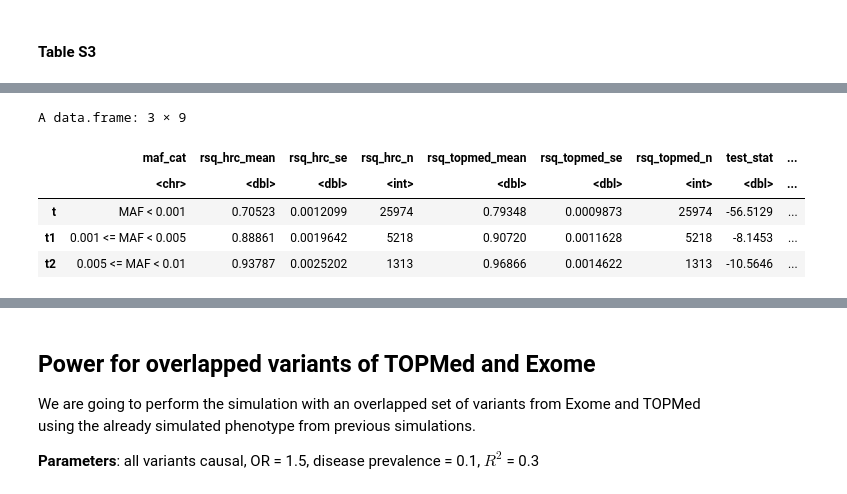
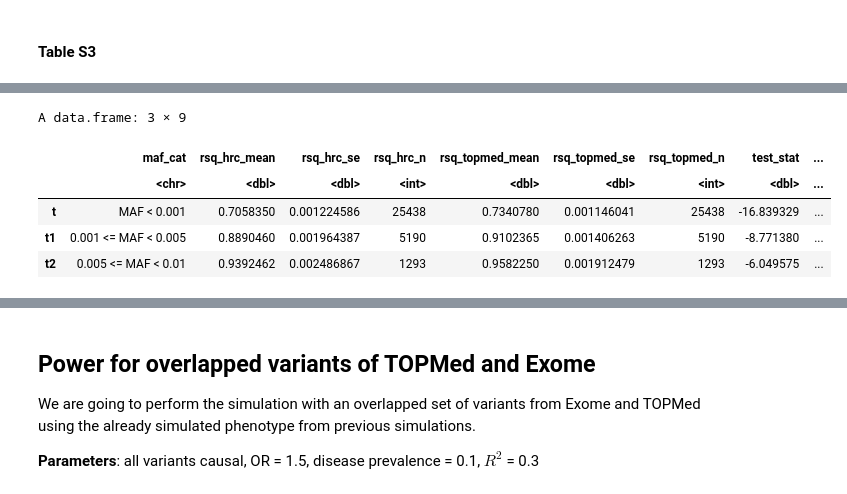
Before and after one commit to lamanda0227/imputation_brv, a Jupyter notebook: workflow/additional_queries.ipynb, the cells around one changed output, grey strips where cells are left out. Saved outputs shown, nothing was run; the diff lists cells and outputs as text; code cells hidden in the pictures.

```diff
--- a/workflow/additional_queries.ipynb
+++ b/workflow/additional_queries.ipynb
@@ -299,6 +299,0 @@ hrc_topmed_df <- hrc_topmed_df %>%
-# %%
-hrc_topmed_df <- hrc_topmed_df %>%
-    mutate(corr_hrc = ifelse(is.na(corr_hrc), 0, corr_hrc),
-           corr_topmed = ifelse(is.na(corr_topmed), 0, corr_topmed)) %>%
-    mutate(corr = ifelse(corr_hrc > corr_topmed, corr_hrc, corr_topmed),
-           corr_source = ifelse(corr_hrc > corr_topmed, "HRC", "TOPMed"))
@@ -423,12 +466,12 @@ topmed_corr_df <- corr_df %>%
 # %%
-hrc_r2_df <- df %>%
+hrc_r2_df <- df_3 %>%
     filter(R2_hrc != 0) %>%
     mutate(maf_cat = case_when(is.na(MAF_nfe_exome) | MAF_nfe_exome < 0.001 ~ "MAF < 0.001",
                                MAF_nfe_exome >= 0.001 & MAF_nfe_exome < 0.005 ~ "0.001 <= MAF < 0.005",
                                MAF_nfe_exome >= 0.005 & MAF_nfe_exome < 0.01 ~ "0.005 <= MAF < 0.01")) %>%
     select(ID_hg38, R2_hrc, maf_cat)
 
-topmed_r2_df <- df %>%
+topmed_r2_df <- df_3 %>%
     filter(R2_topmed != 0) %>%
     mutate(maf_cat = case_when(is.na(MAF_nfe_exome) | MAF_nfe_exome < 0.001 ~ "MAF < 0.001",
                                MAF_nfe_exome >= 0.001 & MAF_nfe_exome < 0.005 ~ "0.001 <= MAF < 0.005",
@@ -641,8 +669,11 @@ A tibble: 3 × 4
 # %%
-df_overlap <- df %>%
+df_overlap <- df_3 %>%
     filter(R2_topmed != 0, R2_hrc != 0) %>%
-    left_join(corr_df %>% filter(grepl("hrc", dataset)) %>% rename("corr_hrc" = "corr") %>% select(-dataset, -rsq), by = c("ID_hg38" = "snpid")) %>%
-    left_join(corr_df %>% filter(grepl("topmed", dataset)) %>% rename("corr_topmed" = "corr") %>% select(-dataset, -rsq), by = c("ID_hg38" = "snpid")) %>%
+    left_join(corr_df %>% filter(grepl("hrc", dataset)) %>% rename("corr_hrc" = "corr") %>% select(-dataset, -rsq), by = c("ID_hg38" = "snp_id")) %>%
+    left_join(corr_df %>% filter(grepl("topmed", dataset)) %>% rename("corr_topmed" = "corr") %>% select(-dataset, -rsq), by = c("ID_hg38" = "snp_id")) %>%
+    mutate(corr_hrc = ifelse(is.na(corr_hrc), 0, corr_hrc),
+           corr_topmed = ifelse(is.na(corr_topmed), 0, corr_topmed)) %>%
+    mutate(corr = ifelse(source == "hrc", corr_hrc, corr_topmed)) %>%
     mutate(maf_cat = case_when(is.na(MAF_nfe_exome) | MAF_nfe_exome < 0.001 ~ "MAF < 0.001",
                                MAF_nfe_exome >= 0.001 & MAF_nfe_exome < 0.005 ~ "0.001 <= MAF < 0.005",
                                MAF_nfe_exome >= 0.005 & MAF_nfe_exome < 0.01 ~ "0.005 <= MAF < 0.01"))
@@ -651,13 +682,12 @@ corr_rsq_overlap_df <- data.frame(matrix(ncol=10, nrow = 0))
 colnames(corr_rsq_overlap_df) <- c("dataset", "maf_cat", "corr_mean", "corr_se", "corr_n", "rsq_mean", "rsq_se", "rsq_n", "test_stat", "p_value")
 
 for(maf in c("MAF < 0.001", "0.001 <= MAF < 0.005", "0.005 <= MAF < 0.01")){
-    hrc_corr <- df_overlap %>% filter(maf_cat == maf) %>% pull(corr_hrc)
-    hrc_corr <- hrc_corr[!is.na(hrc_corr)]
-    hrc_rsq <- df_overlap %>% filter(maf_cat == maf) %>% pull(R2_hrc)
+    df_overlap_maf <- df_overlap %>% filter(maf_cat == maf) %>% filter(!is.na(corr_hrc) & !is.na(corr_topmed))
+    hrc_corr <- df_overlap_maf %>% filter(corr_hrc != 0) %>% pull(corr_hrc)
+    hrc_rsq <- df_overlap_maf %>% pull(R2_hrc)
 
-    topmed_corr <- df_overlap %>% filter(maf_cat == maf) %>% pull(corr_topmed)
-    topmed_corr <- topmed_corr[!is.na(topmed_corr)]
-    topmed_rsq <- df_overlap %>% filter(maf_cat == maf) %>% pull(R2_topmed)
+    topmed_corr <- df_overlap_maf %>% filter(corr_topmed != 0) %>% pull(corr_topmed)
+    topmed_rsq <- df_overlap_maf %>% pull(R2_topmed)
 
     hrc_test_result <- t.test(hrc_corr, hrc_rsq)
     topmed_test_result <- t.test(topmed_corr, topmed_rsq)
@@ -703,42 +733,42 @@ A data.frame: 6 × 10
 # %%
 rsq_overlap_df <- data.frame(matrix(ncol=10, nrow = 0))
 colnames(rsq_overlap_df) <- c("maf_cat", "rsq_mean", "rsq_se", "rsq_n", "test_stat", "p_value")
 
 for(maf in c("MAF < 0.001", "0.001 <= MAF < 0.005", "0.005 <= MAF < 0.01")){
     hrc_rsq <- df_overlap %>% filter(maf_cat == maf) %>% pull(R2_hrc)
     topmed_rsq <- df_overlap %>% filter(maf_cat == maf) %>% pull(R2_topmed)
 
     test_result <- t.test(hrc_rsq, topmed_rsq)
-#     t_statistic <- (mean(hrc_rsq) - mean(topmed_rsq)) / sqrt((var(hrc_rsq)/length(hrc_rsq)) + (var(topmed_rsq)/length(topmed_rsq)))
+    t_statistic <- (mean(hrc_rsq) - mean(topmed_rsq)) / sqrt((var(hrc_rsq)/length(hrc_rsq)) + (var(topmed_rsq)/length(topmed_rsq)))
 
-#     t.value = unname(test_result$statistic)
-#     df = unname(test_result$parameter[1])
-#     p = as.character(2*pt(-abs(t.value), df))
-#     print(.N(test_result$p.value))
+    t.value = unname(test_result$statistic)
+    df = unname(test_result$parameter[1])
+    p = as.character(2*pt(-abs(t.value), df))
+    # print(.N(test_result$p.value))
 
     sub_df <- data.frame("maf_cat" = maf,
                          "rsq_hrc_mean" = mean(hrc_rsq),
                          "rsq_hrc_se" = sd(hrc_rsq) / sqrt(length(hrc_rsq)),
                          # "rsq_hrc_se" = sd(hrc_rsq),
                          "rsq_hrc_n" = length(hrc_rsq),
                          "rsq_topmed_mean" = mean(topmed_rsq),
                          "rsq_topmed_se" = sd(topmed_rsq) / sqrt(length(topmed_rsq)),
                          # "rsq_topmed_se" = sd(topmed_rsq),
                          "rsq_topmed_n" = length(topmed_rsq),
                          "test_stat" = test_result$statistic,
                          "p_value" = test_result$p.value)
 
     rsq_overlap_df = rbind(rsq_overlap_df, sub_df)
 }
 
-rsq_overlap_df %>% arrange(dataset)
+rsq_overlap_df
 # %% [output]
 A data.frame: 3 × 9
 |  | maf_cat | rsq_hrc_mean | rsq_hrc_se | rsq_hrc_n | rsq_topmed_mean | rsq_topmed_se | rsq_topmed_n | test_stat | ... |
 |  | <chr> | <dbl> | <dbl> | <int> | <dbl> | <dbl> | <int> | <dbl> | ... |
-| t | MAF < 0.001 | 0.70523 | 0.0012099 | 25974 | 0.79348 | 0.0009873 | 25974 | -56.5129 | ... |
-| t1 | 0.001 <= MAF < 0.005 | 0.88861 | 0.0019642 | 5218 | 0.90720 | 0.0011628 | 5218 | -8.1453 | ... |
-| t2 | 0.005 <= MAF < 0.01 | 0.93787 | 0.0025202 | 1313 | 0.96866 | 0.0014622 | 1313 | -10.5646 | ... |
+| t | MAF < 0.001 | 0.7058350 | 0.001224586 | 25438 | 0.7340780 | 0.001146041 | 25438 | -16.839329 | ... |
+| t1 | 0.001 <= MAF < 0.005 | 0.8890460 | 0.001964387 | 5190 | 0.9102365 | 0.001406263 | 5190 | -8.771380 | ... |
+| t2 | 0.005 <= MAF < 0.01 | 0.9392462 | 0.002486867 | 1293 | 0.9582250 | 0.001912479 | 1293 | -6.049575 | ... |
 # %%
 ## check if the RSQ is statistically different v.s. HRC_TOPMed
 
```
Also changed, not shown: parts of 75 cells of this notebook, 21 other files.
